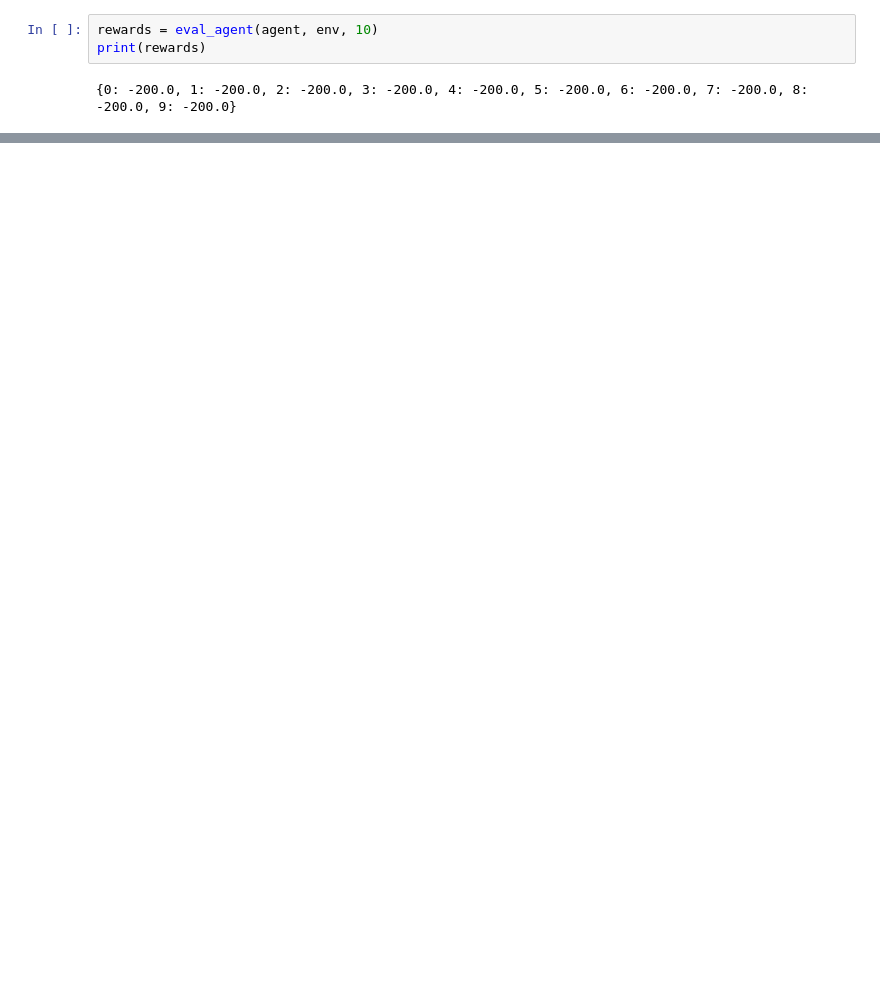
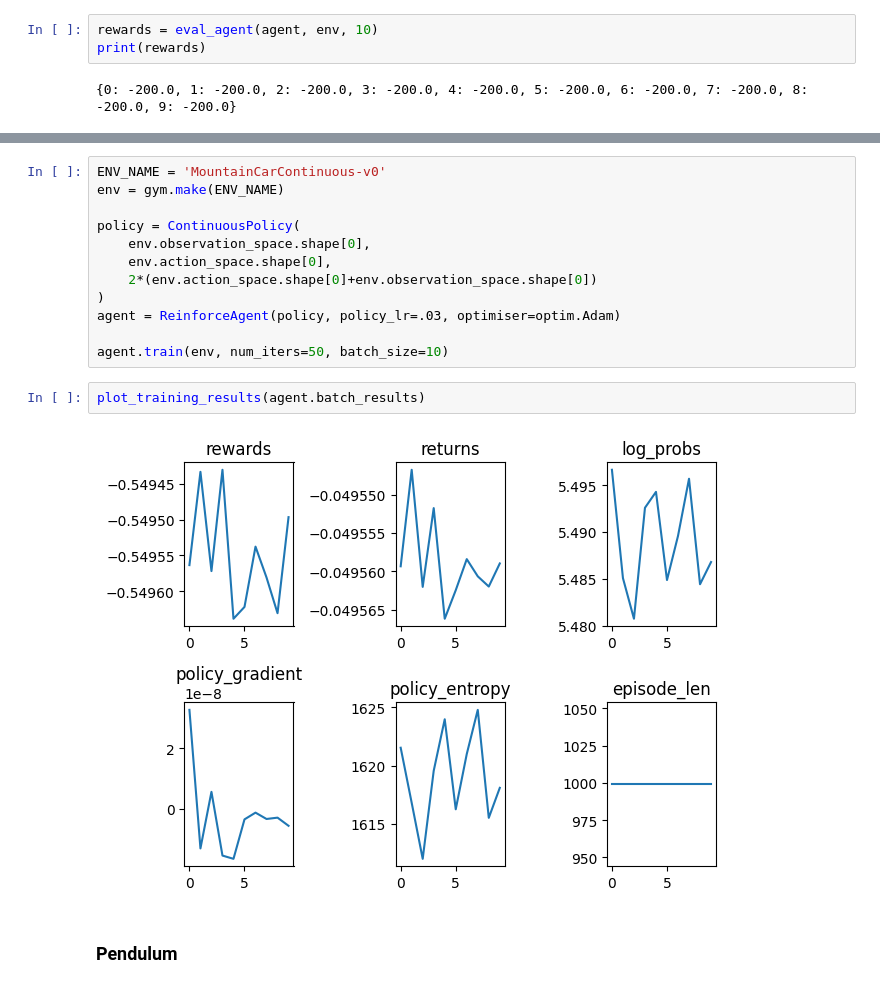
Before and after one commit to gdubbs100/spinning_up_rl, a Jupyter notebook: agent_evaluation.ipynb, the cells around one changed output, grey strips where cells are left out. Saved outputs shown, nothing was run; the diff lists cells and outputs as text; blank space fills up the shorter version.

```diff
--- a/agent_evaluation.ipynb
+++ b/agent_evaluation.ipynb
@@ -84,0 +83,18 @@ print(rewards)
+# %%
+ENV_NAME = 'MountainCarContinuous-v0'
+env = gym.make(ENV_NAME)
+
+policy = ContinuousPolicy(
+    env.observation_space.shape[0],
+    env.action_space.shape[0],
+    2*(env.action_space.shape[0]+env.observation_space.shape[0])
+)
+agent = ReinforceAgent(policy, policy_lr=.03, optimiser=optim.Adam)
+
+agent.train(env, num_iters=50, batch_size=10)
+# %%
+plot_training_results(agent.batch_results)
+# %% [output]
+[figure, added]
+# %% [markdown]
+### Pendulum
```
Also changed, not shown: parts of 12 cells of this notebook, 3 other files.
